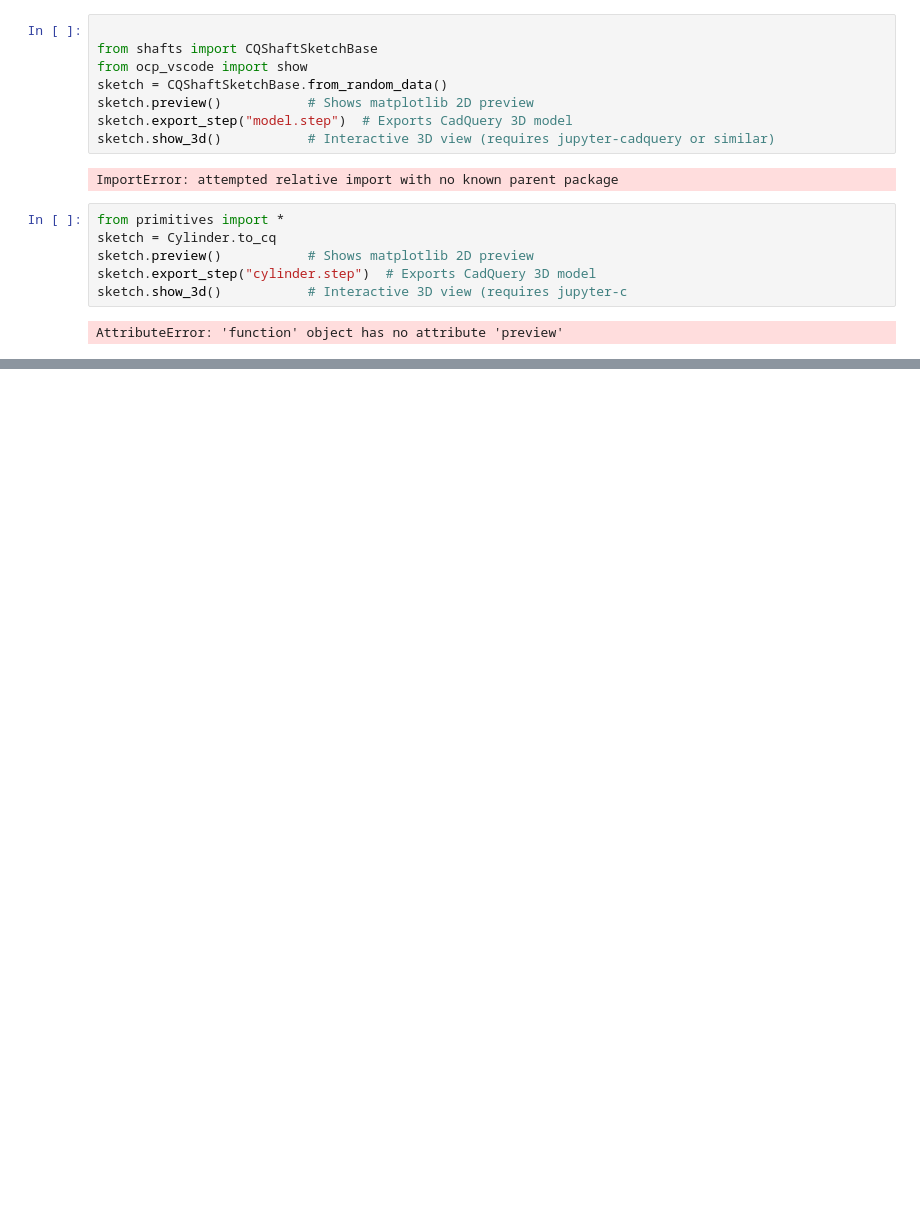
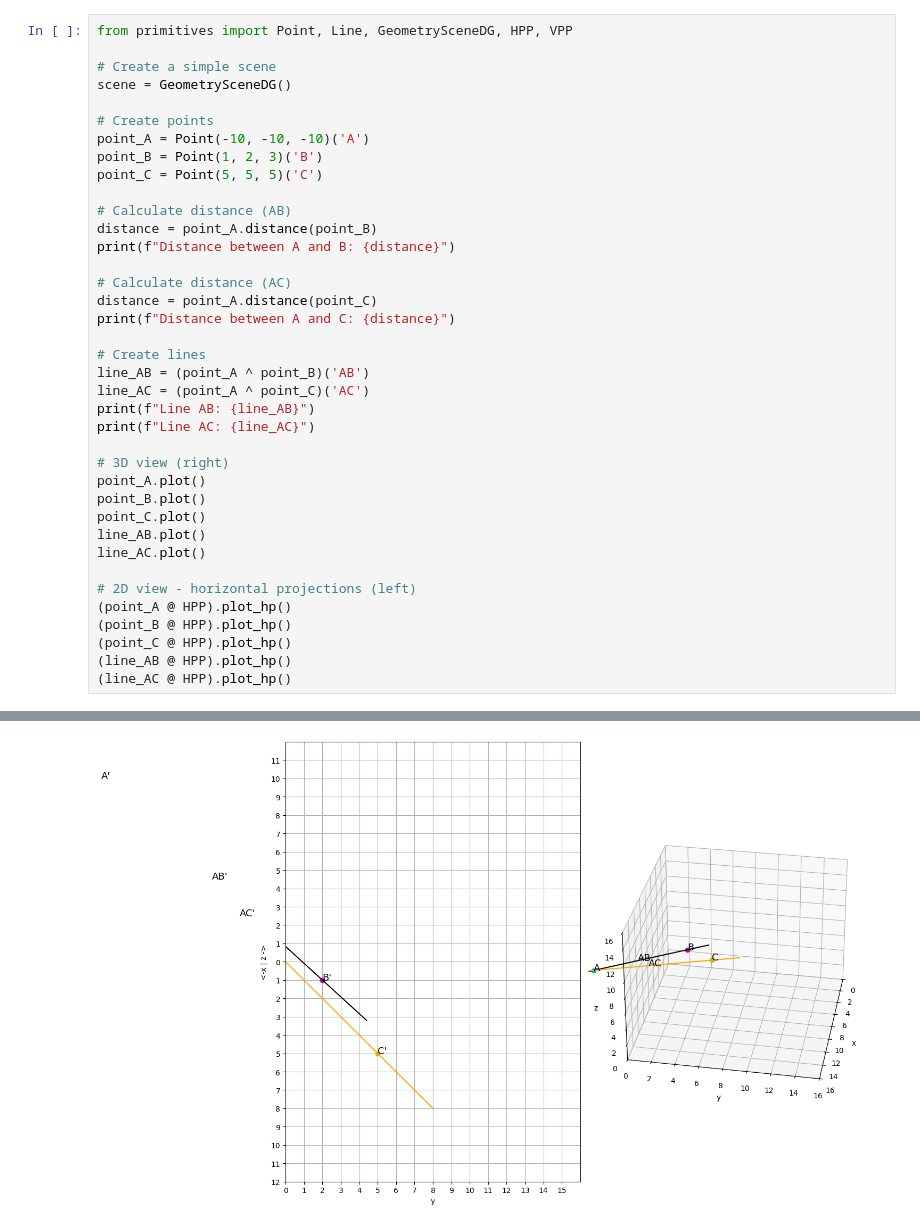
Before and after one commit to bogumilchilinski/dgeometry, a Jupyter notebook: cases/models/test.ipynb, the cells around one changed output, grey strips where cells are left out. Saved outputs shown, nothing was run; the diff lists cells and outputs as text; blank space fills up the shorter version.

```diff
--- a/cases/models/test.ipynb
+++ b/cases/models/test.ipynb
@@ -1,18 +1,39 @@
-# %%
-
-from shafts import CQShaftSketchBase
-from ocp_vscode import show
-sketch = CQShaftSketchBase.from_random_data()
-sketch.preview()           # Shows matplotlib 2D preview
-sketch.export_step("model.step")  # Exports CadQuery 3D model
-sketch.show_3d()           # Interactive 3D view (requires jupyter-cadquery or similar)
-# %% [output]
-ImportError: attempted relative import with no known parent package
-# %%
-from primitives import *
-sketch = Cylinder.to_cq
-sketch.preview()           # Shows matplotlib 2D preview
-sketch.export_step("cylinder.step")  # Exports CadQuery 3D model
-sketch.show_3d()           # Interactive 3D view (requires jupyter-c
-# %% [output]
-AttributeError: 'function' object has no attribute 'preview'
+# %%
+from primitives import Point, Line, GeometrySceneDG, HPP, VPP
+
+# Create a simple scene
+scene = GeometrySceneDG()
+
+# Create points
+point_A = Point(-10, -10, -10)('A')
+point_B = Point(1, 2, 3)('B')
+point_C = Point(5, 5, 5)('C')
+
+# Calculate distance (AB)
+distance = point_A.distance(point_B)
+print(f"Distance between A and B: {distance}")
+
+# Calculate distance (AC)
+distance = point_A.distance(point_C)
+print(f"Distance between A and C: {distance}")
+
+# Create lines
+line_AB = (point_A ^ point_B)('AB')
+line_AC = (point_A ^ point_C)('AC')
+print(f"Line AB: {line_AB}")
+print(f"Line AC: {line_AC}")
+
+# 3D view (right)
+point_A.plot()
+point_B.plot()
+point_C.plot()
+line_AB.plot()
+line_AC.plot()
+
+# 2D view - horizontal projections (left)
+(point_A @ HPP).plot_hp()
+(point_B @ HPP).plot_hp()
+(point_C @ HPP).plot_hp()
+(line_AB @ HPP).plot_hp()
+(line_AC @ HPP).plot_hp()
+# %% [output]
@@ -18,0 +45 @@ AttributeError: 'function' object has no attribute 'preview'
+[figure, added]
```
Also changed, not shown: parts of 4 cells of this notebook, 6 other files.
